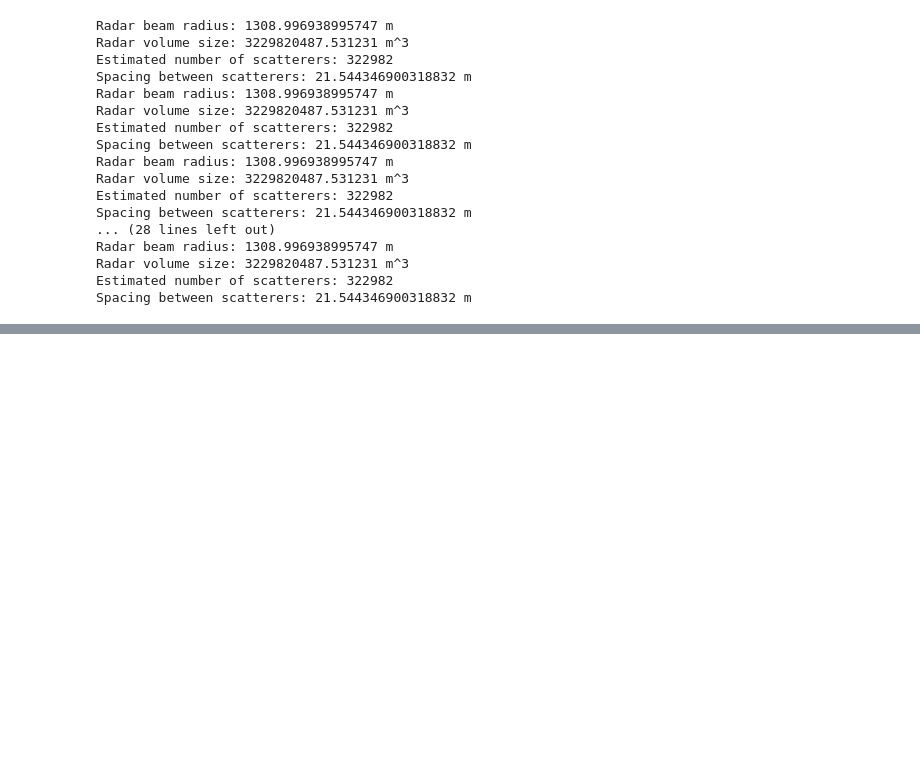
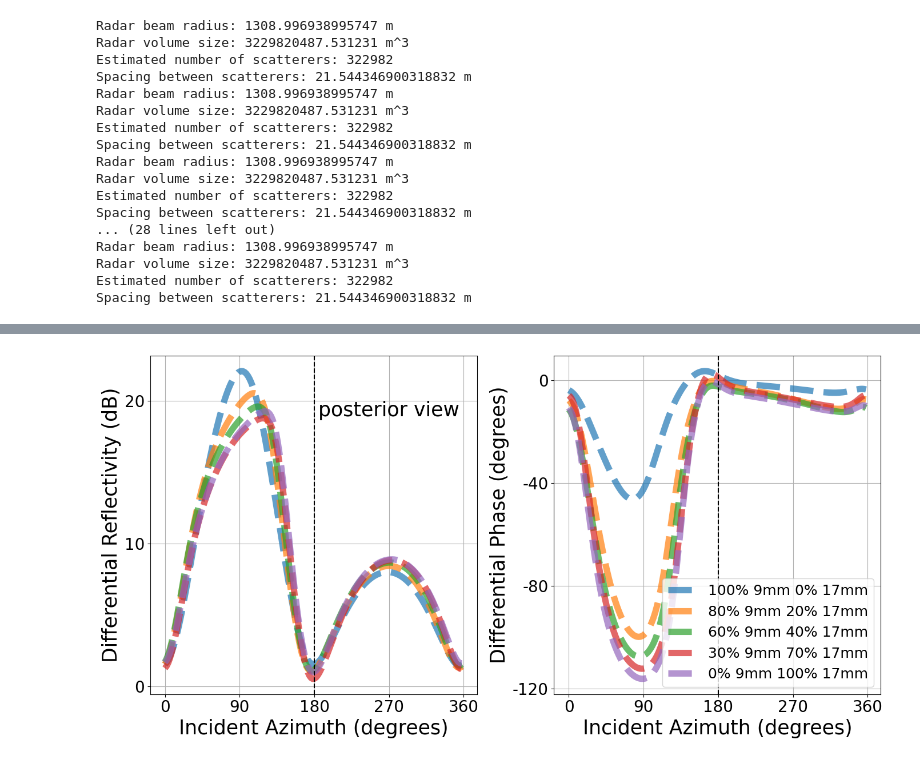
Before and after one commit to TommyMatthews/WIPL-python-analysis, a Jupyter notebook: Complex_Multi_Body/simulation_sweeps/size_dist_sweep.ipynb, the cells around one changed output, grey strips where cells are left out. Saved outputs shown, nothing was run; the diff lists cells and outputs as text; code cells hidden in the pictures; blank space fills up the shorter version.

```diff
--- a/Complex_Multi_Body/simulation_sweeps/size_dist_sweep.ipynb
+++ b/Complex_Multi_Body/simulation_sweeps/size_dist_sweep.ipynb
@@ -174,0 +210,65 @@ plot_result(sorted_simulations_outputs, 'differential_phase', 'Differential Phas
+# %%
+fig, axes = plt.subplots(1,2, figsize=(14,7))
+alpha = 0.7
+
+sub_list = reversed(['0_10_9_17', '3_7_9_17',  '6_4_9_17',  '8_2_9_17',  '10_0_9_17'])
+
+fontsize=25
+linewidth=8
+
+for run_id in sub_list:
+
+    output_object = loaded_simulation_outputs[run_id]
+
+
+    p1, p2, size1, size2 = run_id.split('_')
+
+    mixing_ratio = f'{p1}_{p2}'
+    angles = np.arange(0,360, 2)
+
+    zdr = getattr(output_object, 'differential_reflectivity')
+    phidp = getattr(output_object, 'differential_phase')
+
+    axes[0].plot(angles, zdr, label=f'{int(float(p1)*10)}% 9mm {int(float(p2)*10)}% 17mm', linestyle = '--', alpha = alpha, linewidth=linewidth)#, **plot_kwargs)
+    axes[1].plot(angles, phidp, label=f'{int(float(p1)*10)}% 9mm {int(float(p2)*10)}% 17mm', linestyle = '--', alpha= alpha, linewidth=linewidth)#, **plot_kwargs)
+
+
+for ax in axes:
+    # Draw the vertical line
+    ax.axvline(x=180, linestyle='--', color='black')
+
+    # Get current y-limits to place text in the middle
+    y_min, y_max = ax.get_ylim()
+    y_pos = y_max - (y_max - y_min) * 0.1  # 10% below top
+
+    # Add text label near the line
+    #ax.text(185, y_pos-10, 'posterior view', rotation=0, va='top', ha='left', color='black')
+    ax.grid()
+
+axes[0].text(185, 20, 'posterior view', rotation=0, va='top', ha='left', color='black', fontsize=fontsize)
+
+axes[1].legend(fontsize=18)
+axes[0].set_ylabel('Differential Reflectivity (dB)', fontsize =fontsize)
+axes[0].set_xlabel('Incident Azimuth (degrees)', fontsize =fontsize)
+axes[1].set_xlabel('Incident Azimuth (degrees)', fontsize =fontsize)
+axes[1].set_ylabel('Differential Phase (degrees)', fontsize =fontsize)
+
+
+
+#fig.suptitle('Sensitivity of the dual-polarisation scattering properties to differential phase on transmission with 10 degree pitch',fontsize=13)
+
+for ax in axes:
+    ax.set_xticks([0,90,180,270,360])                      # positions
+    ax.set_xticklabels([0,90,180,270,360], fontsize=20)    # labels + fontsize
+
+axes[1].set_yticks([-120,-80,-40,0])
+axes[1].set_yticklabels([-120,-80,-40,0], fontsize=20)
+
+axes[0].set_yticks([0, 10,  20])
+axes[0].set_yticklabels([-0, 10, 20], fontsize=20)
+
+fig.tight_layout()
+
+fig.savefig('./size_sweep_plots/for_AMS_v2.svg')
+# %% [output]
+[figure, added]
```
Also changed, not shown: parts of 13 cells of this notebook, 12 other files.
